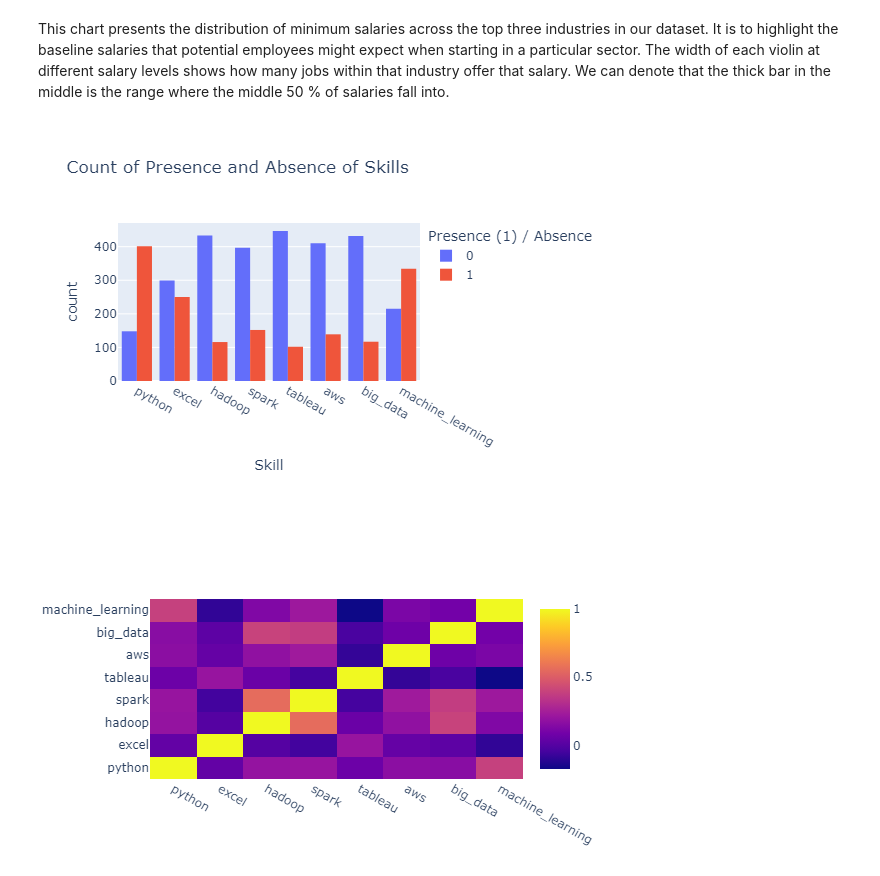
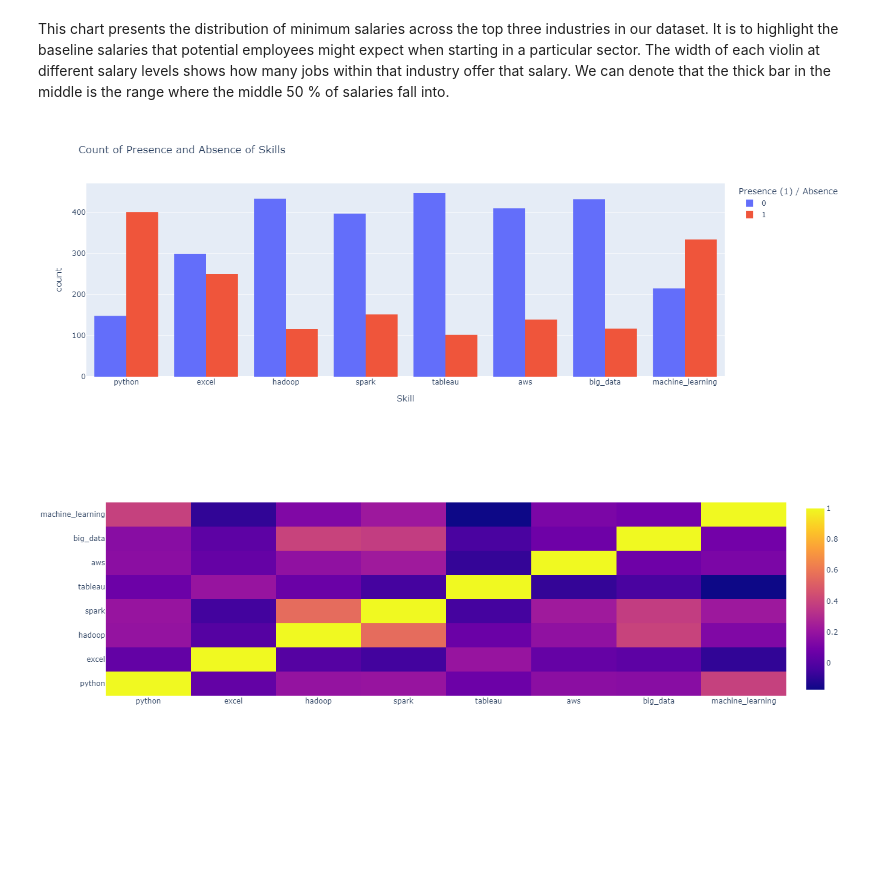
Before and after one commit to AngelX62/Data-Science-Job-Clean, a Jupyter notebook: Data_Science.ipynb, the cells around one changed output. Cells and saved outputs as stored; diff of their text form; code cells hidden in the pictures; blank space fills up the shorter version.

Commit message:
Fixed plot size

```diff
--- a/Data_Science.ipynb
+++ b/Data_Science.ipynb
@@ -573,16 +574,19 @@ This chart presents the distribution of minimum salaries across the top three in
 # %%
 
 
 data = df[['python', 'excel', 'hadoop', 'spark',
              'tableau', 'aws', 'big_data', 'machine_learning']]
 data_melted = data.melt(var_name='Skill', value_name='Presence')
 
 fig = px.histogram(data_melted, x='Skill', color='Presence', barmode='group',
                    title='Count of Presence and Absence of Skills',
                    labels={'Presence': 'Presence (1) / Absence (0)', 'count': 'Count'})
+
+fig.layout.height = 500
+fig.layout.width = 1000
 fig.show()
 # %% [output]
-[figure, old version]
+[figure, new version]
 # %%
 correl = df[['python', 'excel', 'hadoop', 'spark',
              'tableau', 'aws', 'big_data', 'machine_learning']].corr()
@@ -592,9 +596,12 @@ fig = go.Figure(data=go.Heatmap(
     x=correl.columns,
     y=correl.columns
 ))
+
+fig.layout.height = 500
+fig.layout.width = 1000
 fig.show()
 # %% [output]
-[figure, old version]
+[figure, new version]
 # %%
 df_cleaned = df.copy()
 # %%
```
Also changed, not shown: parts of 1 cell of this notebook.
